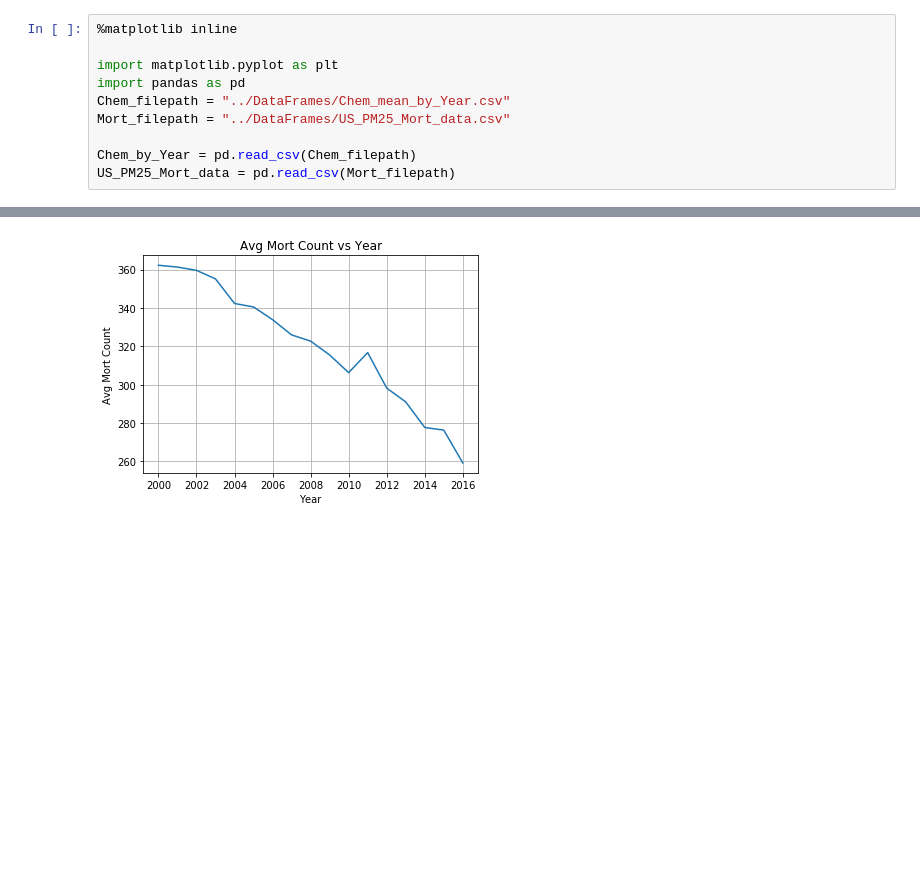
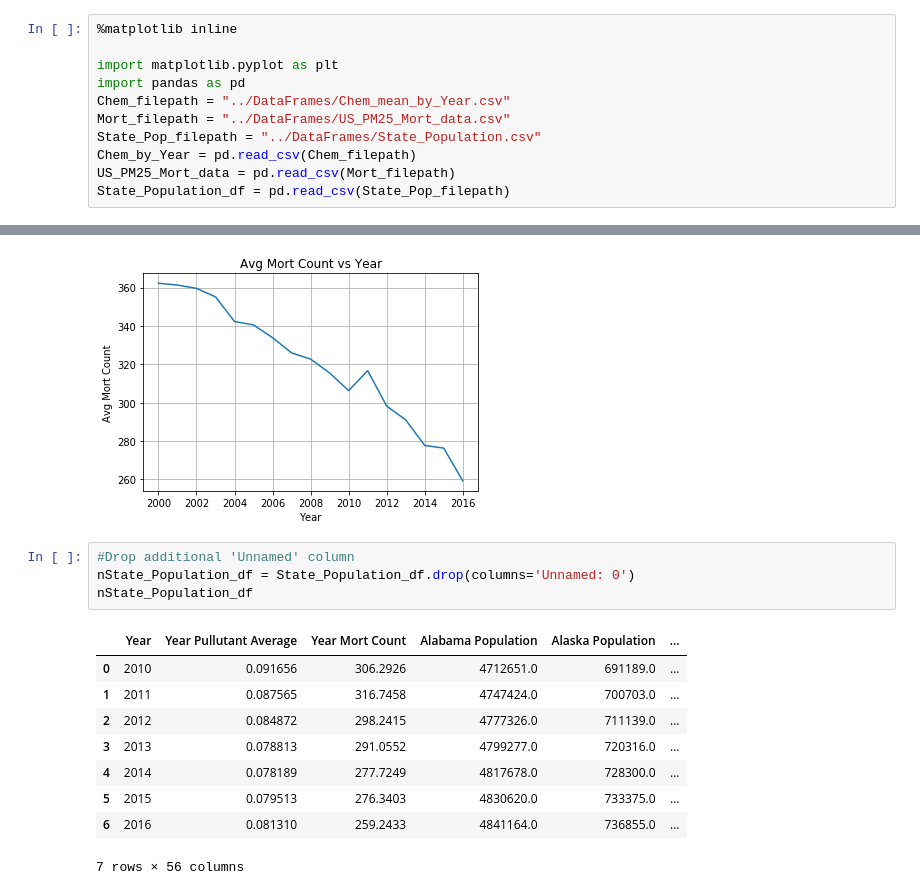
Before and after one commit to ulyssey28/Project-1-Data, a Jupyter notebook: Graph Code/Graph Codes.ipynb, the cells around one changed output, grey strips where cells are left out. Cells and saved outputs as stored; diff of their text form; blank space fills up the shorter version.

```diff
--- a/Graph Code/Graph Codes.ipynb
+++ b/Graph Code/Graph Codes.ipynb
@@ -5,9 +5,10 @@ import matplotlib.pyplot as plt
 import pandas as pd
 Chem_filepath = "../DataFrames/Chem_mean_by_Year.csv"
 Mort_filepath = "../DataFrames/US_PM25_Mort_data.csv"
-
+State_Pop_filepath = "../DataFrames/State_Population.csv"
 Chem_by_Year = pd.read_csv(Chem_filepath)
 US_PM25_Mort_data = pd.read_csv(Mort_filepath)
+State_Population_df = pd.read_csv(State_Pop_filepath)
 # %%
 #regroup by year
 Chem_by_Year.head(5)
@@ -54,3 +57,17 @@ plt.ylabel("Avg Mort Count")
 plt.grid()
 # %% [output]
 [figure]
+# %%
+#Drop additional 'Unnamed' column
+nState_Population_df = State_Population_df.drop(columns='Unnamed: 0')
+nState_Population_df
+# %% [output]
+|  | Year | Year Pullutant Average | Year Mort Count | Alabama Population | Alaska Population | ... |
+| 0 | 2010 | 0.091656 | 306.2926 | 4712651.0 | 691189.0 | ... |
+| 1 | 2011 | 0.087565 | 316.7458 | 4747424.0 | 700703.0 | ... |
+| 2 | 2012 | 0.084872 | 298.2415 | 4777326.0 | 711139.0 | ... |
+| 3 | 2013 | 0.078813 | 291.0552 | 4799277.0 | 720316.0 | ... |
+| 4 | 2014 | 0.078189 | 277.7249 | 4817678.0 | 728300.0 | ... |
+| 5 | 2015 | 0.079513 | 276.3403 | 4830620.0 | 733375.0 | ... |
+| 6 | 2016 | 0.081310 | 259.2433 | 4841164.0 | 736855.0 | ... |
+7 rows × 56 columns
```
Also changed, not shown: parts of 1 cell of this notebook.
